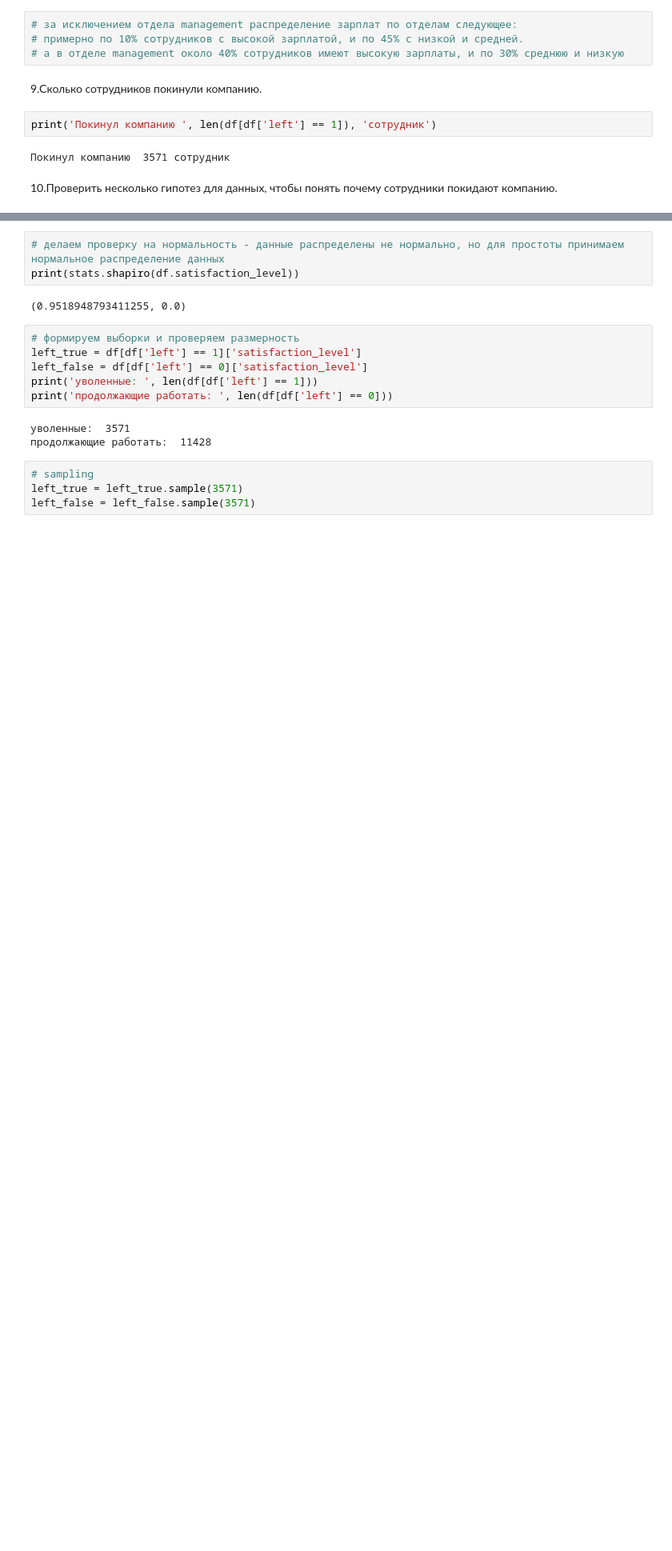
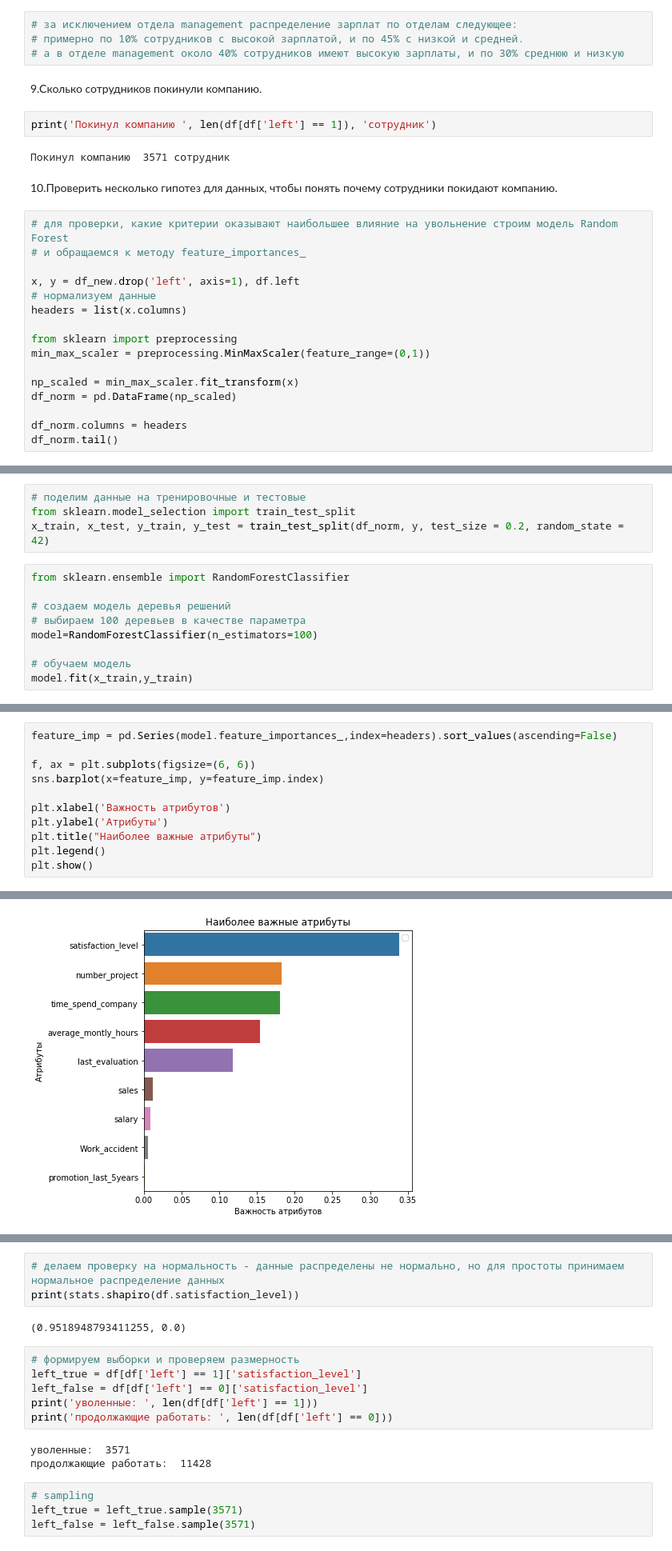
Before and after one commit to Anastasiya-Melnikova/netology_pyda, a Jupyter notebook: Итоговая работа/HR_finish_work.ipynb, the cells around one changed output, grey strips where cells are left out. Shown at 80% size. Saved outputs shown, nothing was run; the diff lists cells and outputs as text; blank space fills up the shorter version.

```diff
--- a/Итоговая работа/HR_finish_work.ipynb
+++ b/Итоговая работа/HR_finish_work.ipynb
@@ -296,3 +298,19 @@ print('Покинул компанию ', len(df[df['left'] == 1]), 'сотру
 Покинул компанию  3571 сотрудник
 # %% [markdown]
 10.Проверить несколько гипотез для данных, чтобы понять почему сотрудники покидают компанию.
+# %%
+# для проверки, какие критерии оказывают наибольшее влияние на увольнение строим модель Random Forest
+# и обращаемся к методу feature_importances_
+
+x, y = df_new.drop('left', axis=1), df.left
+# нормализуем данные
+headers = list(x.columns)
+
+from sklearn import preprocessing
+min_max_scaler = preprocessing.MinMaxScaler(feature_range=(0,1))
+
+np_scaled = min_max_scaler.fit_transform(x)
+df_norm = pd.DataFrame(np_scaled)
+
+df_norm.columns = headers
+df_norm.tail()
@@ -298,0 +324,13 @@ print('Покинул компанию ', len(df[df['left'] == 1]), 'сотру
+# %%
+# поделим данные на тренировочные и тестовые
+from sklearn.model_selection import train_test_split
+x_train, x_test, y_train, y_test = train_test_split(df_norm, y, test_size = 0.2, random_state = 42)
+# %%
+from sklearn.ensemble import RandomForestClassifier
+
+# создаем модель деревья решений
+# выбираем 100 деревьев в качестве параметра
+model=RandomForestClassifier(n_estimators=100)
+
+# обучаем модель
+model.fit(x_train,y_train)
@@ -298,0 +346,12 @@ print('Покинул компанию ', len(df[df['left'] == 1]), 'сотру
+# %%
+feature_imp = pd.Series(model.feature_importances_,index=headers).sort_values(ascending=False)
+
+f, ax = plt.subplots(figsize=(6, 6))
+sns.barplot(x=feature_imp, y=feature_imp.index)
+
+plt.xlabel('Важность атрибутов')
+plt.ylabel('Атрибуты')
+plt.title("Наиболее важные атрибуты")
+plt.legend()
+plt.show()
+# %% [output]
@@ -299 +359,2 @@ print('Покинул компанию ', len(df[df['left'] == 1]), 'сотру
+[figure, added]
 # %%
```
Also changed, not shown: parts of 8 cells of this notebook.
